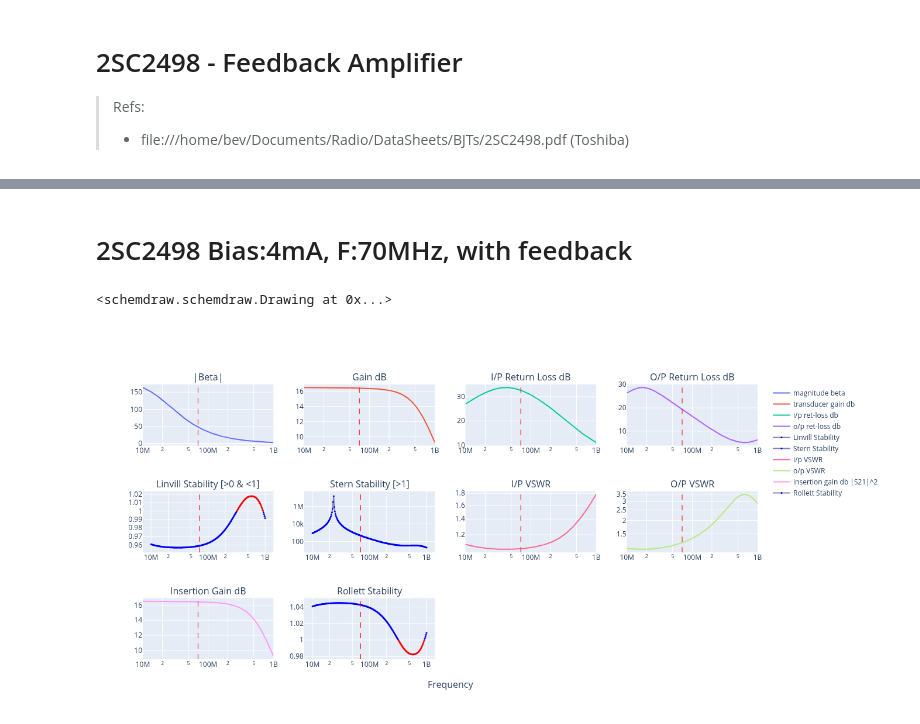
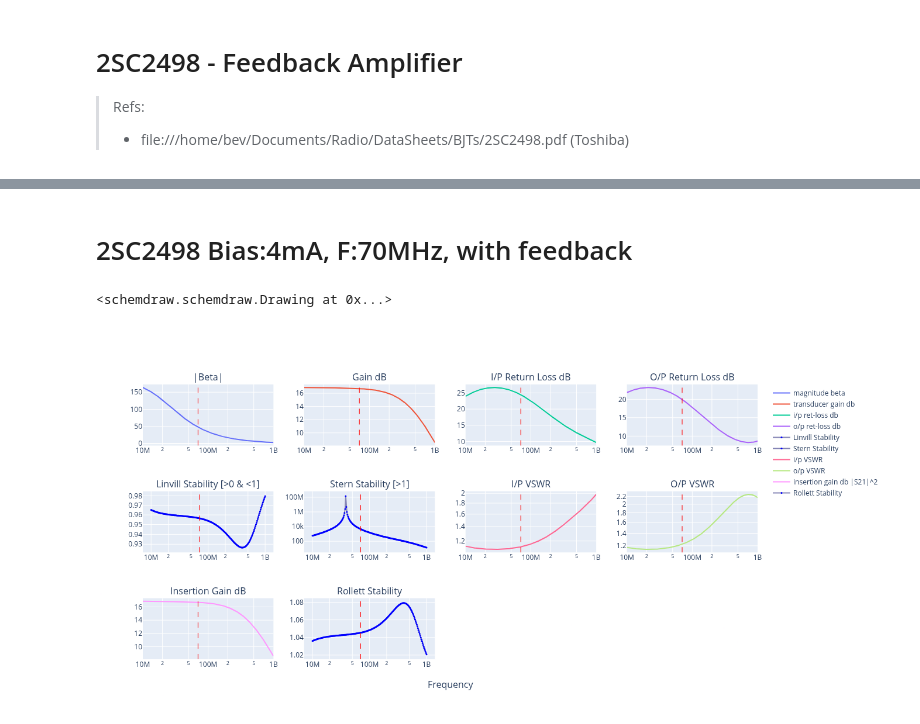
Before and after one commit to M0YCX/ycx_rf_notebooks, a Jupyter notebook: Amplifiers/feedback/Feedback_Amplifier_Studies/2SC2498.ipynb, the cells around one changed output, grey strips where cells are left out. Saved outputs shown, nothing was run; the diff lists cells and outputs as text; code cells hidden in the pictures.

```diff
--- a/Amplifiers/feedback/Feedback_Amplifier_Studies/2SC2498.ipynb
+++ b/Amplifiers/feedback/Feedback_Amplifier_Studies/2SC2498.ipynb
@@ -102,35 +102,35 @@ n = complex_fba(
     F_mhz=70,
     FT_mhz=3500,
     B0=185,
     Ie_mA=4,
     Rbp=1.0,
     Re=0,
     extLe_nH=eL,
     extLb_nH=eL,
     extLc_nH=eL,
     extCin_pF=eC,
     extCout_pF=eC,
     extCrev_pF=eC,
     Ccb_pF=0.95,
     Cce_pF=0.2,
-    Cf_pF=400,
-    Lf_nH=70,
-    Rf=400,
+    Cf_pF=330,
+    Lf_nH=10,
+    Rf=430,
     ZS_real=50,
     ZS_imag=0,
     ZL_real=50,
     ZL_imag=0,
     N=1,
     from_mhz=10,
     to_mhz=1000,
 )
 
 n.write_touchstone(
     "2SC2498_CE_Ie4mA_with_feedback_nbgen",
     dir="/home/bev/Documents/Radio/QUCS-S/Studies/0010_S_Touchtone_lib",
 )
 # %% [output]
 2SC2498 Bias:4mA, F:70MHz, with feedback
 <schemdraw.schemdraw.Drawing at 0x...>
-[figure, old version]
+[figure, new version]
 [drawing not drawn]
```
